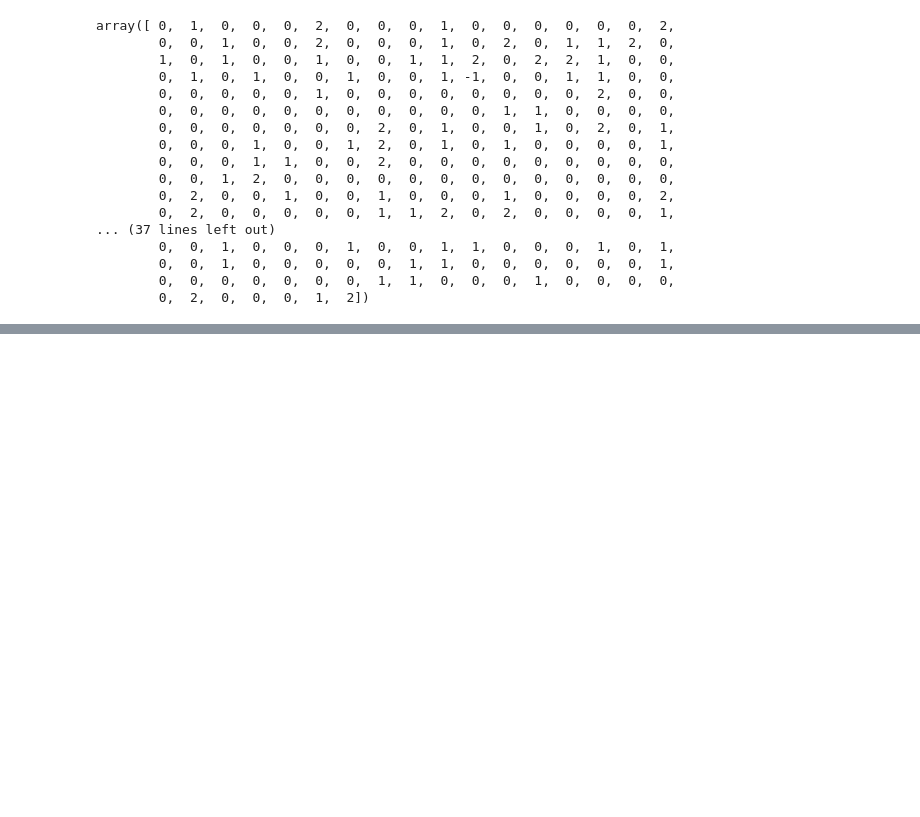
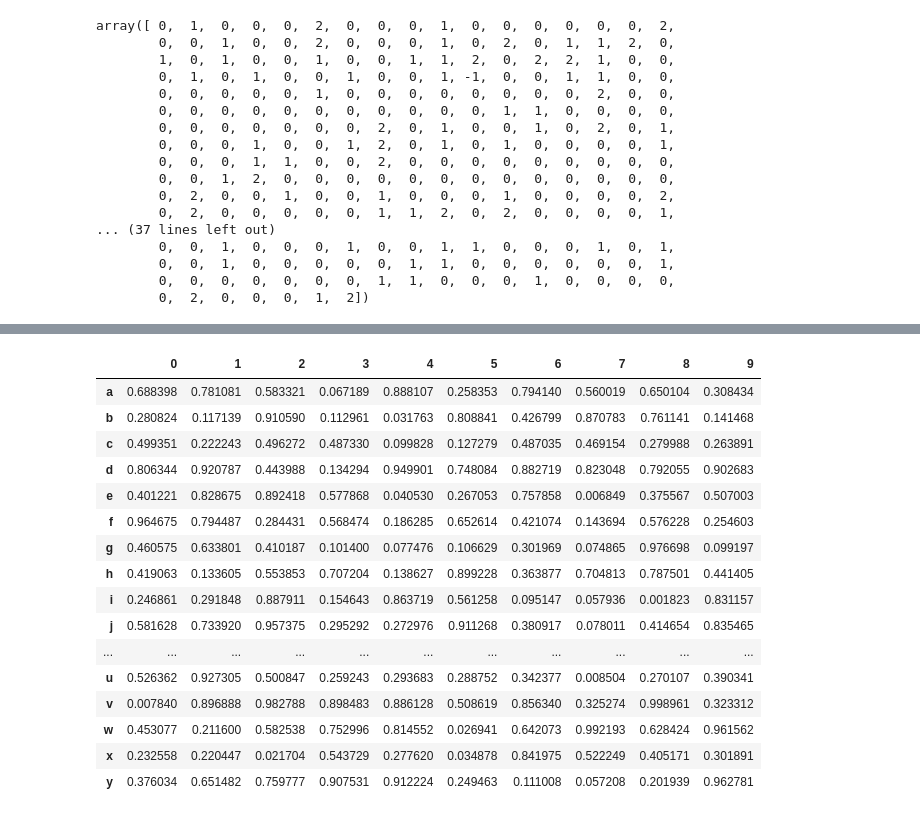
Before and after one commit to gak92/pkc2023, a Jupyter notebook: day_08/01_pandas_tips_and_tricks.ipynb, the cells around one changed output, grey strips where cells are left out. Cells and saved outputs as stored; diff of their text form; code cells hidden in the pictures; blank space fills up the shorter version.

Commit message:
Day8 - Transposing data

```diff
--- a/day_08/01_pandas_tips_and_tricks.ipynb
+++ b/day_08/01_pandas_tips_and_tricks.ipynb
@@ -1073,0 +1079,5 @@ array([ 0,  1,  0,  0,  0,  2,  0,  0,  0,  1,  0,  0,  0,  0,  0,  0,  2,
+# %%
+# create dataframe
+df = pd.DataFrame(np.random.rand(200,25),
+                  columns=list('abcdefghijklmnopqrstuvwxy'))
+df
@@ -1073,0 +1098,20 @@ array([ 0,  1,  0,  0,  0,  2,  0,  0,  0,  1,  0,  0,  0,  0,  0,  0,  2,
+# %%
+df.head(10).T
+# %% [output]
+|  | 0 | 1 | 2 | 3 | 4 | 5 | 6 | 7 | 8 | 9 |
+| a | 0.688398 | 0.781081 | 0.583321 | 0.067189 | 0.888107 | 0.258353 | 0.794140 | 0.560019 | 0.650104 | 0.308434 |
+| b | 0.280824 | 0.117139 | 0.910590 | 0.112961 | 0.031763 | 0.808841 | 0.426799 | 0.870783 | 0.761141 | 0.141468 |
+| c | 0.499351 | 0.222243 | 0.496272 | 0.487330 | 0.099828 | 0.127279 | 0.487035 | 0.469154 | 0.279988 | 0.263891 |
+| d | 0.806344 | 0.920787 | 0.443988 | 0.134294 | 0.949901 | 0.748084 | 0.882719 | 0.823048 | 0.792055 | 0.902683 |
+| e | 0.401221 | 0.828675 | 0.892418 | 0.577868 | 0.040530 | 0.267053 | 0.757858 | 0.006849 | 0.375567 | 0.507003 |
+| f | 0.964675 | 0.794487 | 0.284431 | 0.568474 | 0.186285 | 0.652614 | 0.421074 | 0.143694 | 0.576228 | 0.254603 |
+| g | 0.460575 | 0.633801 | 0.410187 | 0.101400 | 0.077476 | 0.106629 | 0.301969 | 0.074865 | 0.976698 | 0.099197 |
+| h | 0.419063 | 0.133605 | 0.553853 | 0.707204 | 0.138627 | 0.899228 | 0.363877 | 0.704813 | 0.787501 | 0.441405 |
+| i | 0.246861 | 0.291848 | 0.887911 | 0.154643 | 0.863719 | 0.561258 | 0.095147 | 0.057936 | 0.001823 | 0.831157 |
+| j | 0.581628 | 0.733920 | 0.957375 | 0.295292 | 0.272976 | 0.911268 | 0.380917 | 0.078011 | 0.414654 | 0.835465 |
+| ... | ... | ... | ... | ... | ... | ... | ... | ... | ... | ... |
+| u | 0.526362 | 0.927305 | 0.500847 | 0.259243 | 0.293683 | 0.288752 | 0.342377 | 0.008504 | 0.270107 | 0.390341 |
+| v | 0.007840 | 0.896888 | 0.982788 | 0.898483 | 0.886128 | 0.508619 | 0.856340 | 0.325274 | 0.998961 | 0.323312 |
+| w | 0.453077 | 0.211600 | 0.582538 | 0.752996 | 0.814552 | 0.026941 | 0.642073 | 0.992193 | 0.628424 | 0.961562 |
+| x | 0.232558 | 0.220447 | 0.021704 | 0.543729 | 0.277620 | 0.034878 | 0.841975 | 0.522249 | 0.405171 | 0.301891 |
+| y | 0.376034 | 0.651482 | 0.759777 | 0.907531 | 0.912224 | 0.249463 | 0.111008 | 0.057208 | 0.201939 | 0.962781 |
```
Also changed, not shown: parts of 5 cells of this notebook.
